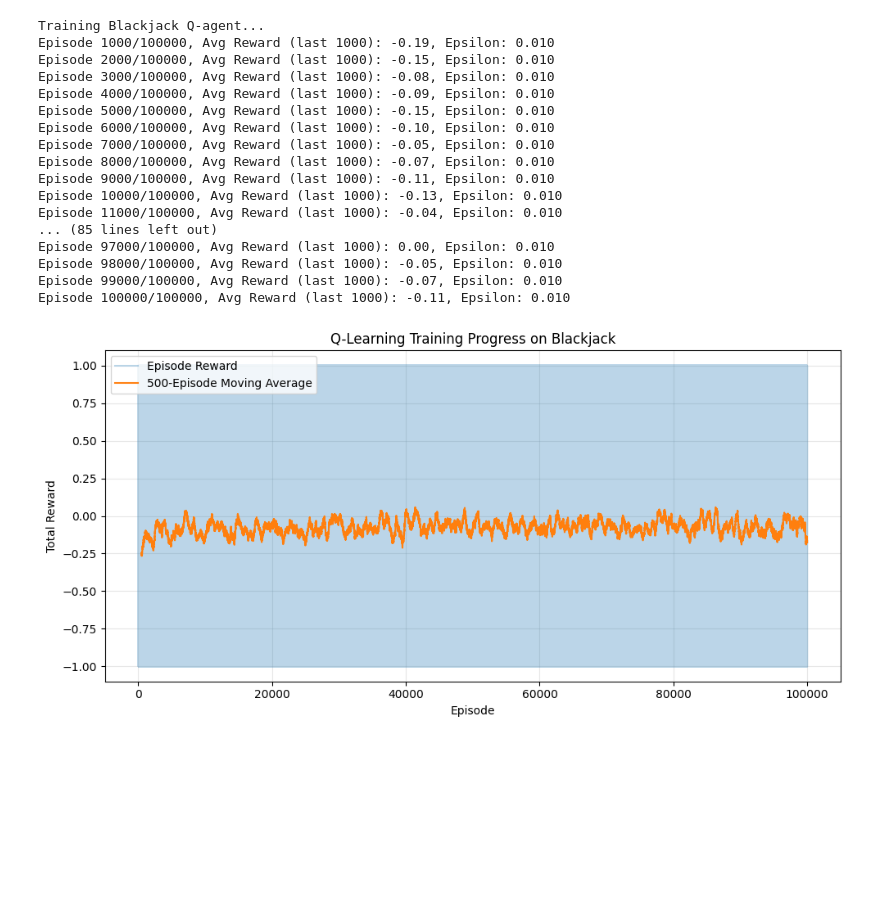
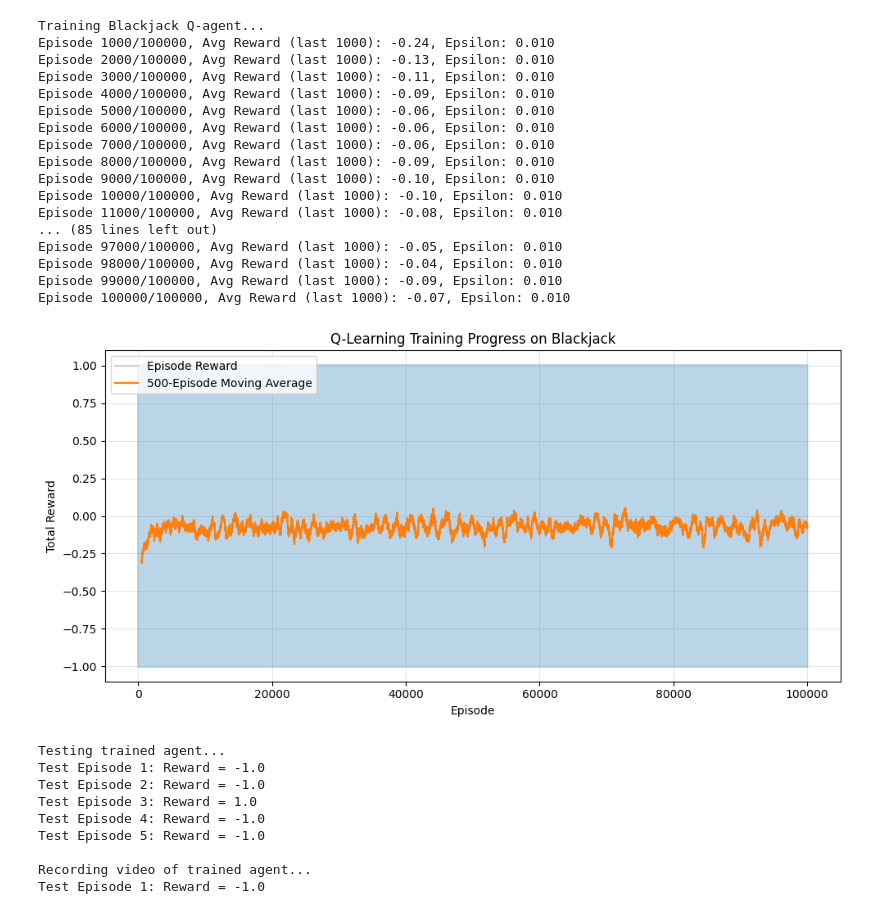
Before and after one commit to TigerC77777/4420-Assignment2, a Jupyter notebook: 4420_Assignment2.ipynb, the cells around one changed output. Cells and saved outputs as stored; diff of their text form; code cells hidden in the pictures; blank space fills up the shorter version.

Commit message:
Added testing and video recording

```diff
--- a/4420_Assignment2.ipynb
+++ b/4420_Assignment2.ipynb
@@ -27,8 +27,8 @@ class QLearningAgent:
     self.final_epsilon = min_epsilon
     self.epsilon_decay = epsilon_decay
 
-  def get_action(self, obs: tuple[int, int, bool]) -> int:
-    if np.random.random() < self.epsilon:
+  def get_action(self, obs: tuple[int, int, bool], training = True) -> int:
+    if training and np.random.random() < self.epsilon:
       return self.env.action_space.sample()
     else:
       return int(np.argmax(self.q_values[obs]))
@@ -73,45 +73,87 @@ def train_agent(n_episodes):
           f"Epsilon: {agent.epsilon:.3f}")
 
   env.close()
   return agent, episode_rewards
 
 def plot_results(episode_rewards):
     plt.figure(figsize=(10, 5))
     plt.plot(episode_rewards, alpha=0.3, label='Episode Reward')
 
     window = 500
     moving_avg = np.convolve(episode_rewards, np.ones(window)/window, mode='valid')
     plt.plot(range(window-1, len(episode_rewards)), moving_avg, label=f'{window}-Episode Moving Average')
 
     plt.xlabel('Episode')
     plt.ylabel('Total Reward')
     plt.title('Q-Learning Training Progress on Blackjack')
     plt.legend()
     plt.grid(True, alpha=0.3)
     plt.tight_layout()
     plt.show()
 
+def test_agent(agent, n_episodes=10, record_video=False, video_folder='./videos'):
+  if record_video:
+    os.makedirs(video_folder, exist_ok=True)
+    env = gym.make("Blackjack-v1", render_mode='rgb_array', sab=False)
+    env = RecordVideo(env, video_folder, episode_trigger=lambda x: True, name_prefix='blackjack-learn')
+  else:
+    env = gym.make("Blackjack-v1", render_mode='human', sab=False)
+
+  for episode in range(n_episodes):
+    obs, _ = env.reset()
+    total_reward = 0
+    done = False
+
+    while not done:
+        action = agent.get_action(obs, training=False)
+        obs, reward, terminated, truncated, _ = env.step(action)
+        done = terminated or truncated
+        total_reward += reward
+
+    print(f"Test Episode {episode + 1}: Reward = {total_reward}")
+
+  env.close()
+
+  if record_video:
+      print(f"\nVideos saved to: {video_folder}")
+      print(f"Look for files like: blackjack-learn-episode-*.mp4")
+
 if __name__ == "__main__":
   print("Training Blackjack Q-agent...")
   agent, rewards = train_agent(n_episodes=100000)
 
   plot_results(rewards)
+
+  print("\nTesting trained agent...")
+  test_agent(agent, n_episodes=5, record_video=False)
+
+  print("\nRecording video of trained agent...")
+  test_agent(agent, n_episodes=3, record_video=True, video_folder='./blackjack_videos')
 # %% [output]
 Training Blackjack Q-agent...
-Episode 1000/100000, Avg Reward (last 1000): -0.19, Epsilon: 0.010
-Episode 2000/100000, Avg Reward (last 1000): -0.15, Epsilon: 0.010
-Episode 3000/100000, Avg Reward (last 1000): -0.08, Epsilon: 0.010
+Episode 1000/100000, Avg Reward (last 1000): -0.24, Epsilon: 0.010
+Episode 2000/100000, Avg Reward (last 1000): -0.13, Epsilon: 0.010
+Episode 3000/100000, Avg Reward (last 1000): -0.11, Epsilon: 0.010
 Episode 4000/100000, Avg Reward (last 1000): -0.09, Epsilon: 0.010
-Episode 5000/100000, Avg Reward (last 1000): -0.15, Epsilon: 0.010
-Episode 6000/100000, Avg Reward (last 1000): -0.10, Epsilon: 0.010
-Episode 7000/100000, Avg Reward (last 1000): -0.05, Epsilon: 0.010
-Episode 8000/100000, Avg Reward (last 1000): -0.07, Epsilon: 0.010
-Episode 9000/100000, Avg Reward (last 1000): -0.11, Epsilon: 0.010
-Episode 10000/100000, Avg Reward (last 1000): -0.13, Epsilon: 0.010
-Episode 11000/100000, Avg Reward (last 1000): -0.04, Epsilon: 0.010
+Episode 5000/100000, Avg Reward (last 1000): -0.06, Epsilon: 0.010
+Episode 6000/100000, Avg Reward (last 1000): -0.06, Epsilon: 0.010
+Episode 7000/100000, Avg Reward (last 1000): -0.06, Epsilon: 0.010
+Episode 8000/100000, Avg Reward (last 1000): -0.09, Epsilon: 0.010
+Episode 9000/100000, Avg Reward (last 1000): -0.10, Epsilon: 0.010
+Episode 10000/100000, Avg Reward (last 1000): -0.10, Epsilon: 0.010
+Episode 11000/100000, Avg Reward (last 1000): -0.08, Epsilon: 0.010
 ... (85 lines left out)
-Episode 97000/100000, Avg Reward (last 1000): 0.00, Epsilon: 0.010
-Episode 98000/100000, Avg Reward (last 1000): -0.05, Epsilon: 0.010
-Episode 99000/100000, Avg Reward (last 1000): -0.07, Epsilon: 0.010
-Episode 100000/100000, Avg Reward (last 1000): -0.11, Epsilon: 0.010
+Episode 97000/100000, Avg Reward (last 1000): -0.05, Epsilon: 0.010
+Episode 98000/100000, Avg Reward (last 1000): -0.04, Epsilon: 0.010
+Episode 99000/100000, Avg Reward (last 1000): -0.09, Epsilon: 0.010
+Episode 100000/100000, Avg Reward (last 1000): -0.07, Epsilon: 0.010
-[figure, old version]
+[figure, new version]
+Testing trained agent...
+Test Episode 1: Reward = -1.0
+Test Episode 2: Reward = -1.0
+Test Episode 3: Reward = 1.0
+Test Episode 4: Reward = -1.0
+Test Episode 5: Reward = -1.0
+
+Recording video of trained agent...
+Test Episode 1: Reward = -1.0
```
Also changed, not shown: parts of 1 cell of this notebook.
